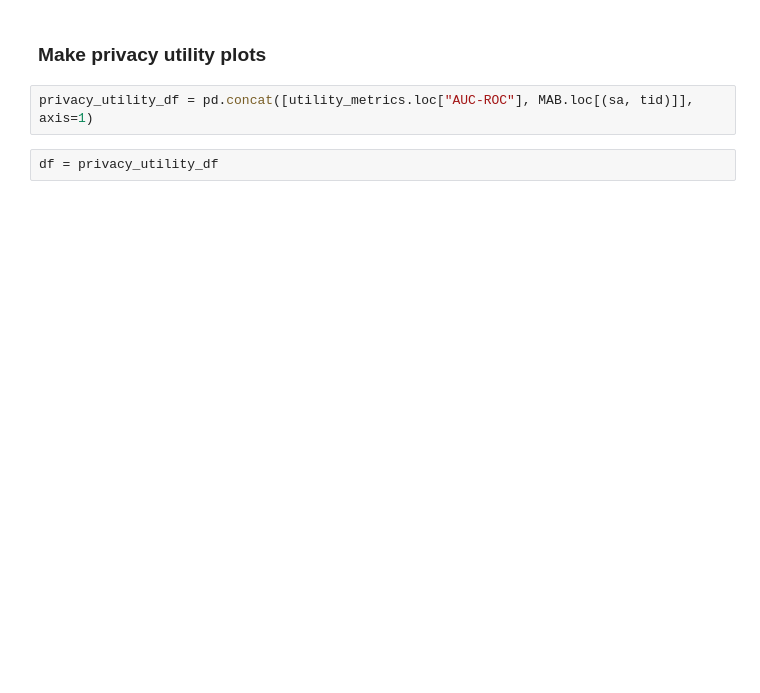
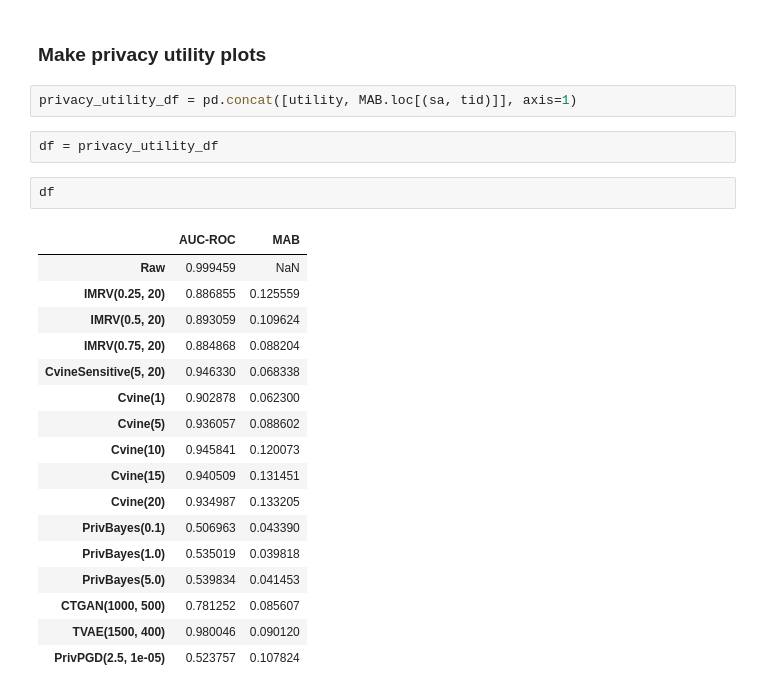
Before and after one commit to beritoksnes/synthetic_data_release, a Jupyter notebook: notebooks/check_regcoeff_simulated_data.ipynb, the cells around one changed output. Saved outputs shown, nothing was run; the diff lists cells and outputs as text; blank space fills up the shorter version.

```diff
--- a/notebooks/check_regcoeff_simulated_data.ipynb
+++ b/notebooks/check_regcoeff_simulated_data.ipynb
@@ -87,9 +114,29 @@ utility_metrics = pd.DataFrame(utility_metrics)
 # %% [markdown]
 ### Make privacy utility plots
 # %%
-privacy_utility_df = pd.concat([utility_metrics.loc["AUC-ROC"], MAB.loc[(sa, tid)]], axis=1)
+privacy_utility_df = pd.concat([utility, MAB.loc[(sa, tid)]], axis=1)
 # %%
 df = privacy_utility_df
+# %%
+df
+# %% [output]
+|  | AUC-ROC | MAB |
+| Raw | 0.999459 | NaN |
+| IMRV(0.25, 20) | 0.886855 | 0.125559 |
+| IMRV(0.5, 20) | 0.893059 | 0.109624 |
+| IMRV(0.75, 20) | 0.884868 | 0.088204 |
+| CvineSensitive(5, 20) | 0.946330 | 0.068338 |
+| Cvine(1) | 0.902878 | 0.062300 |
+| Cvine(5) | 0.936057 | 0.088602 |
+| Cvine(10) | 0.945841 | 0.120073 |
+| Cvine(15) | 0.940509 | 0.131451 |
+| Cvine(20) | 0.934987 | 0.133205 |
+| PrivBayes(0.1) | 0.506963 | 0.043390 |
+| PrivBayes(1.0) | 0.535019 | 0.039818 |
+| PrivBayes(5.0) | 0.539834 | 0.041453 |
+| CTGAN(1000, 500) | 0.781252 | 0.085607 |
+| TVAE(1500, 400) | 0.980046 | 0.090120 |
+| PrivPGD(2.5, 1e-05) | 0.523757 | 0.107824 |
 # %%
 # df: index = model names, columns = ['AUC-ROC', 'MAB']
 
```
Also changed, not shown: parts of 4 cells of this notebook, 4 other files.
